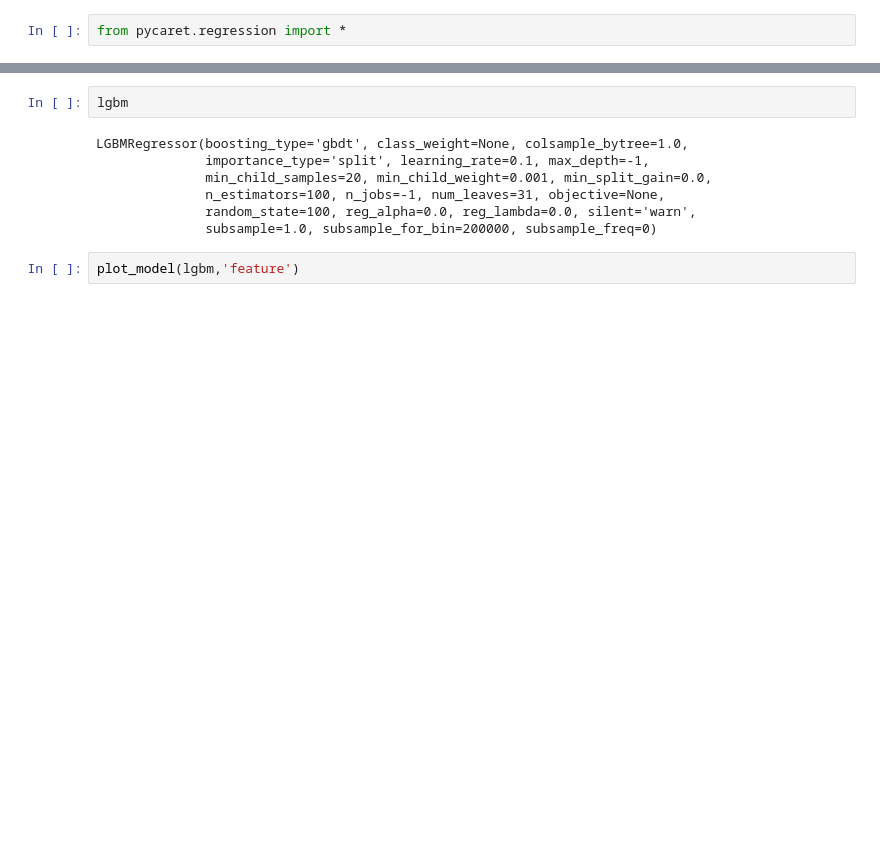
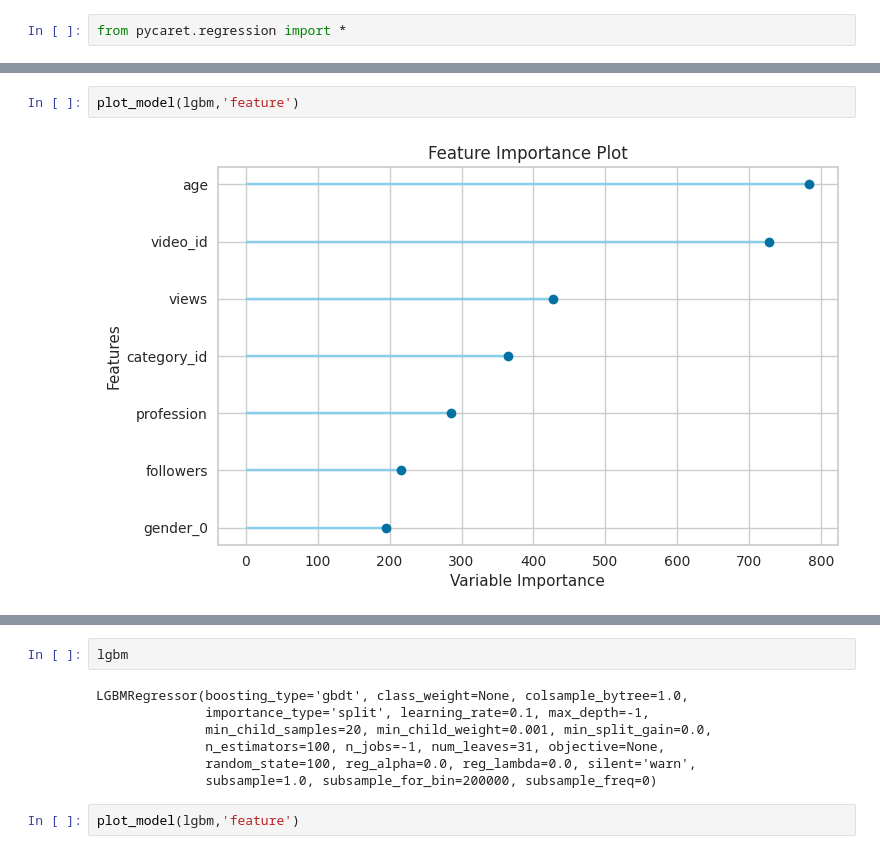
Before and after one commit to baskarsambandamurthy/testrep, a Jupyter notebook: jobathon-feb-2022-preproc.ipynb, the cells around one changed output, grey strips where cells are left out. Saved outputs shown, nothing was run; the diff lists cells and outputs as text; blank space fills up the shorter version.

```diff
--- a/jobathon-feb-2022-preproc.ipynb
+++ b/jobathon-feb-2022-preproc.ipynb
@@ -159,6 +181,10 @@ LGBMRegressor(boosting_type='gbdt', class_weight=None, colsample_bytree=1.0,
               n_estimators=100, n_jobs=-1, num_leaves=31, objective=None,
               random_state=100, reg_alpha=0.0, reg_lambda=0.0, silent='warn',
               subsample=1.0, subsample_for_bin=200000, subsample_freq=0)
+# %%
+plot_model(lgbm,'feature')
+# %% [output]
+[figure, added]
 # %%
 %%time
 # predict_model(lgbm)
```
Also changed, not shown: parts of 20 cells of this notebook.
